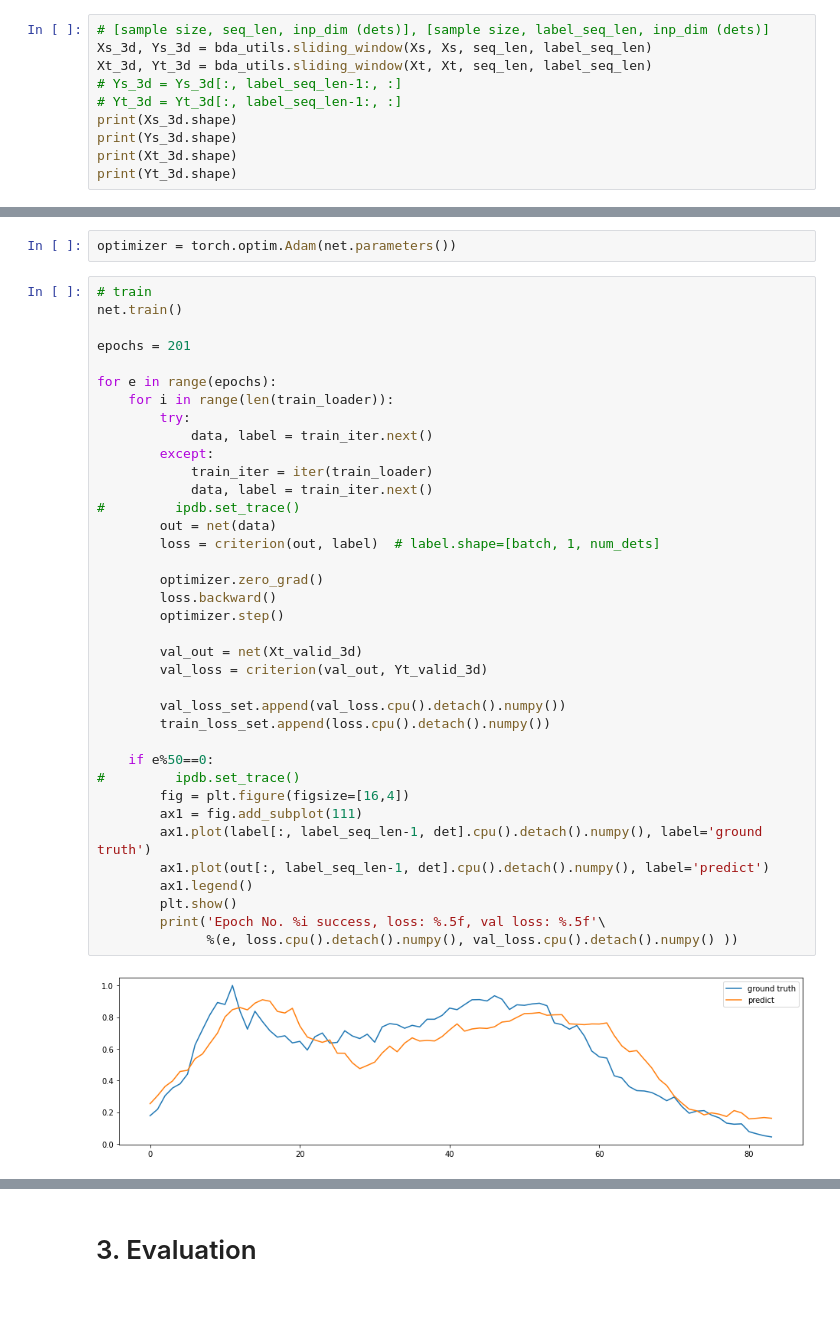
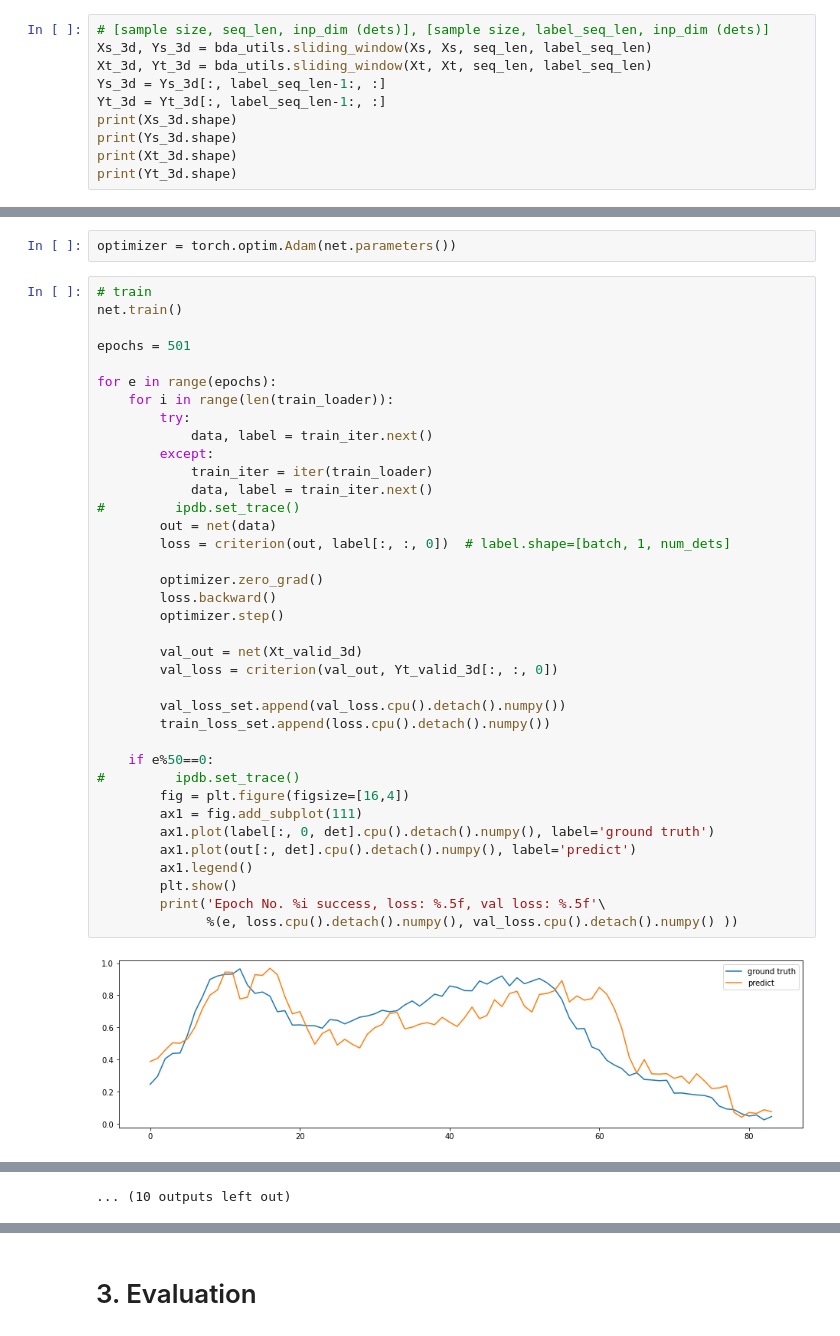
Before and after one commit to khzhang2/BDA_traffic, a Jupyter notebook: base_regression.ipynb, the cells around one changed output, grey strips where cells are left out. Drawn from its saved outputs; the diff is of its cells as text; blank space fills up the shorter version.

```diff
--- a/base_regression.ipynb
+++ b/base_regression.ipynb
@@ -68,8 +68,8 @@ hyper
 # [sample size, seq_len, inp_dim (dets)], [sample size, label_seq_len, inp_dim (dets)]
 Xs_3d, Ys_3d = bda_utils.sliding_window(Xs, Xs, seq_len, label_seq_len)
 Xt_3d, Yt_3d = bda_utils.sliding_window(Xt, Xt, seq_len, label_seq_len)
-# Ys_3d = Ys_3d[:, label_seq_len-1:, :]
-# Yt_3d = Yt_3d[:, label_seq_len-1:, :]
+Ys_3d = Ys_3d[:, label_seq_len-1:, :]
+Yt_3d = Yt_3d[:, label_seq_len-1:, :]
 print(Xs_3d.shape)
 print(Ys_3d.shape)
 print(Xt_3d.shape)
@@ -202,38 +202,38 @@ optimizer = torch.optim.Adam(net.parameters())
 # train
 net.train()
 
-epochs = 201
+epochs = 501
 
 for e in range(epochs):
     for i in range(len(train_loader)):
         try:
             data, label = train_iter.next()
         except:
             train_iter = iter(train_loader)
             data, label = train_iter.next()
 #         ipdb.set_trace()
         out = net(data)
-        loss = criterion(out, label)  # label.shape=[batch, 1, num_dets]
+        loss = criterion(out, label[:, :, 0])  # label.shape=[batch, 1, num_dets]
 
         optimizer.zero_grad()
         loss.backward()
         optimizer.step()
 
         val_out = net(Xt_valid_3d)
-        val_loss = criterion(val_out, Yt_valid_3d)
+        val_loss = criterion(val_out, Yt_valid_3d[:, :, 0])
 
         val_loss_set.append(val_loss.cpu().detach().numpy())
         train_loss_set.append(loss.cpu().detach().numpy())
 
     if e%50==0:
 #         ipdb.set_trace()
         fig = plt.figure(figsize=[16,4])
         ax1 = fig.add_subplot(111)
-        ax1.plot(label[:, label_seq_len-1, det].cpu().detach().numpy(), label='ground truth')
-        ax1.plot(out[:, label_seq_len-1, det].cpu().detach().numpy(), label='predict')
+        ax1.plot(label[:, 0, det].cpu().detach().numpy(), label='ground truth')
+        ax1.plot(out[:, det].cpu().detach().numpy(), label='predict')
         ax1.legend()
         plt.show()
         print('Epoch No. %i success, loss: %.5f, val loss: %.5f'\
               %(e, loss.cpu().detach().numpy(), val_loss.cpu().detach().numpy() ))
 # %% [output]
-[figure, old version]
+[figure, new version]
@@ -249,3 +251,4 @@ Epoch No. 200 success, loss: 0.00363, val loss: 0.00768
+... (10 outputs left out)
 # %%
 fig = plt.figure(figsize = [16, 4])
 ax1 = fig.add_subplot(121)
```
Also changed, not shown: parts of 9 cells of this notebook, 2 other files.
